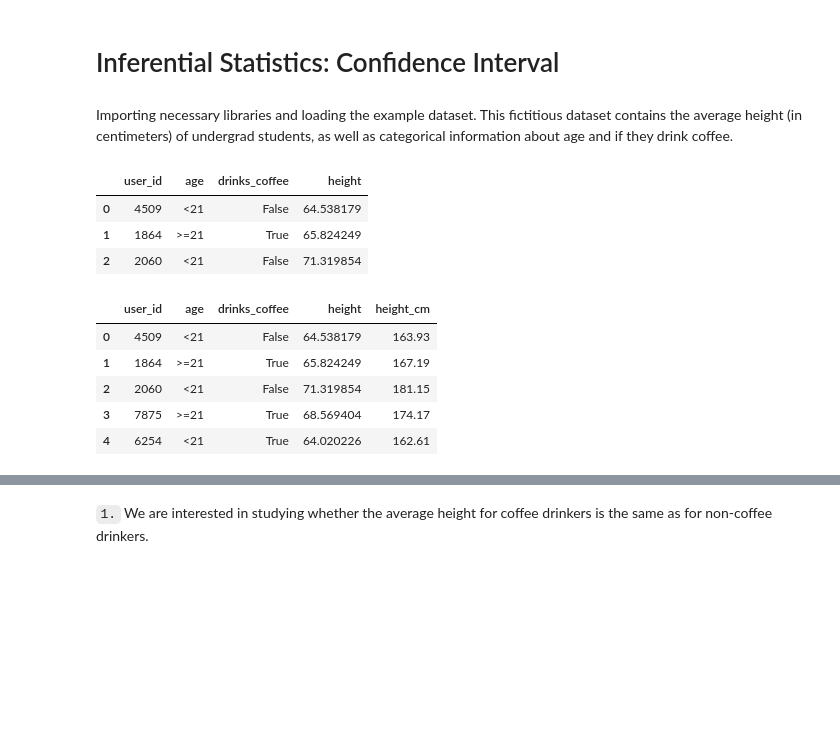
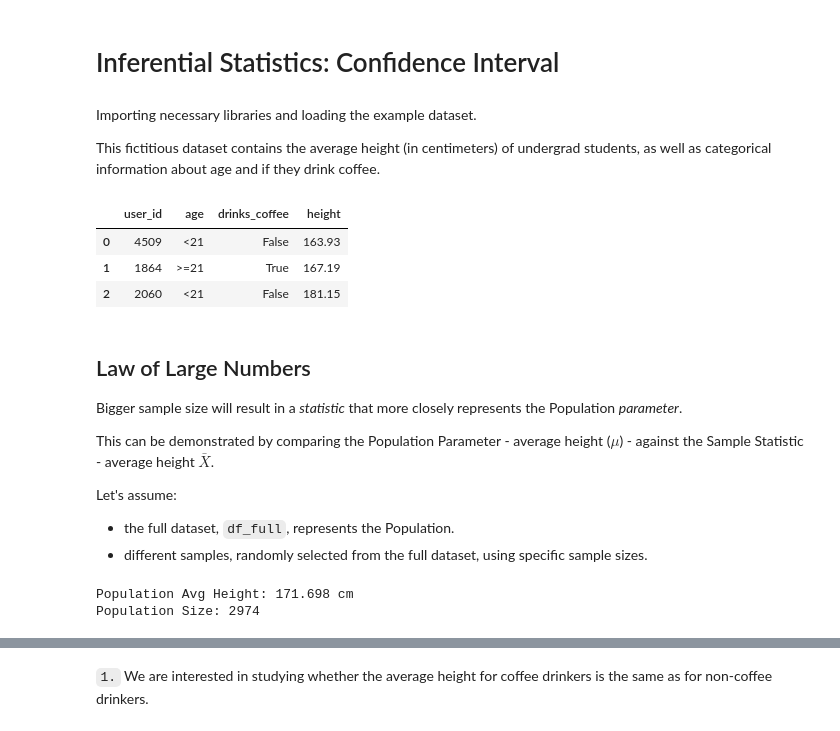
Before and after one commit to Hazem-azim/Practical-Statistics, a Jupyter notebook: 1) Inference - Confidence Interval/Inference - Confidence Interval.ipynb, the cells around one changed output, grey strips where cells are left out. Saved outputs shown, nothing was run; the diff lists cells and outputs as text; code cells hidden in the pictures; blank space fills up the shorter version.

Commit message:
Law of Large Numbers

```diff
--- a/1) Inference - Confidence Interval/Inference - Confidence Interval.ipynb
+++ b/1) Inference - Confidence Interval/Inference - Confidence Interval.ipynb
@@ -1,19 +1,22 @@
 # %% [markdown]
 # Inferential Statistics: Confidence Interval
 # %% [markdown]
-Importing necessary libraries and loading the example dataset. This fictitious dataset contains the average height (in centimeters) of undergrad students, as well as categorical information about age and if they drink coffee.
+Importing necessary libraries and loading the example dataset.
+
+This fictitious dataset contains the average height (in centimeters) of undergrad students, as well as categorical information about age and if they drink coffee.
 # %%
 import pandas as pd
 import numpy as np
 import matplotlib.pyplot as plt
+import seaborn as sns
 %matplotlib inline
 
 np.random.seed(42)
 
-df_full = pd.read_csv('coffee_dataset.csv')
+df_full = pd.read_csv('undergrad_students.csv')
 df_full.head(3)
 # %% [output]
 |  | user_id | age | drinks_coffee | height |
-| 0 | 4509 | <21 | False | 64.538179 |
-| 1 | 1864 | >=21 | True | 65.824249 |
-| 2 | 2060 | <21 | False | 71.319854 |
+| 0 | 4509 | <21 | False | 163.93 |
+| 1 | 1864 | >=21 | True | 167.19 |
+| 2 | 2060 | <21 | False | 181.15 |
@@ -22,9 +22,0 @@ df_full['height_cm'] = (df_full.height * 2.54).round(2)
-# %%
-df_full.head()
-# %% [output]
-|  | user_id | age | drinks_coffee | height | height_cm |
-| 0 | 4509 | <21 | False | 64.538179 | 163.93 |
-| 1 | 1864 | >=21 | True | 65.824249 | 167.19 |
-| 2 | 2060 | <21 | False | 71.319854 | 181.15 |
-| 3 | 7875 | >=21 | True | 68.569404 | 174.17 |
-| 4 | 6254 | <21 | True | 64.020226 | 162.61 |
@@ -36,0 +25,17 @@ df_full.to_csv('undergrad_students.csv',index=False)
+# %% [markdown]
+## Law of Large Numbers
+Bigger sample size will result in a *statistic* that more closely represents the Population *parameter*.
+
+This can be demonstrated by comparing the Population Parameter - average height ($\mu$) - against the Sample Statistic - average height $\bar X$.
+
+Let's assume:
++ the full dataset, `df_full`, represents the Population.
++  different samples, randomly selected from the full dataset, using specific sample sizes.
+# %%
+population_mean = df_full.height.mean()
+
+print(f'Population Avg Height: {population_mean:.3f} cm')
+print(f'Population Size: {len(df_full)}')
+# %% [output]
+Population Avg Height: 171.698 cm
+Population Size: 2974
```
Also changed, not shown: parts of 12 cells of this notebook.
